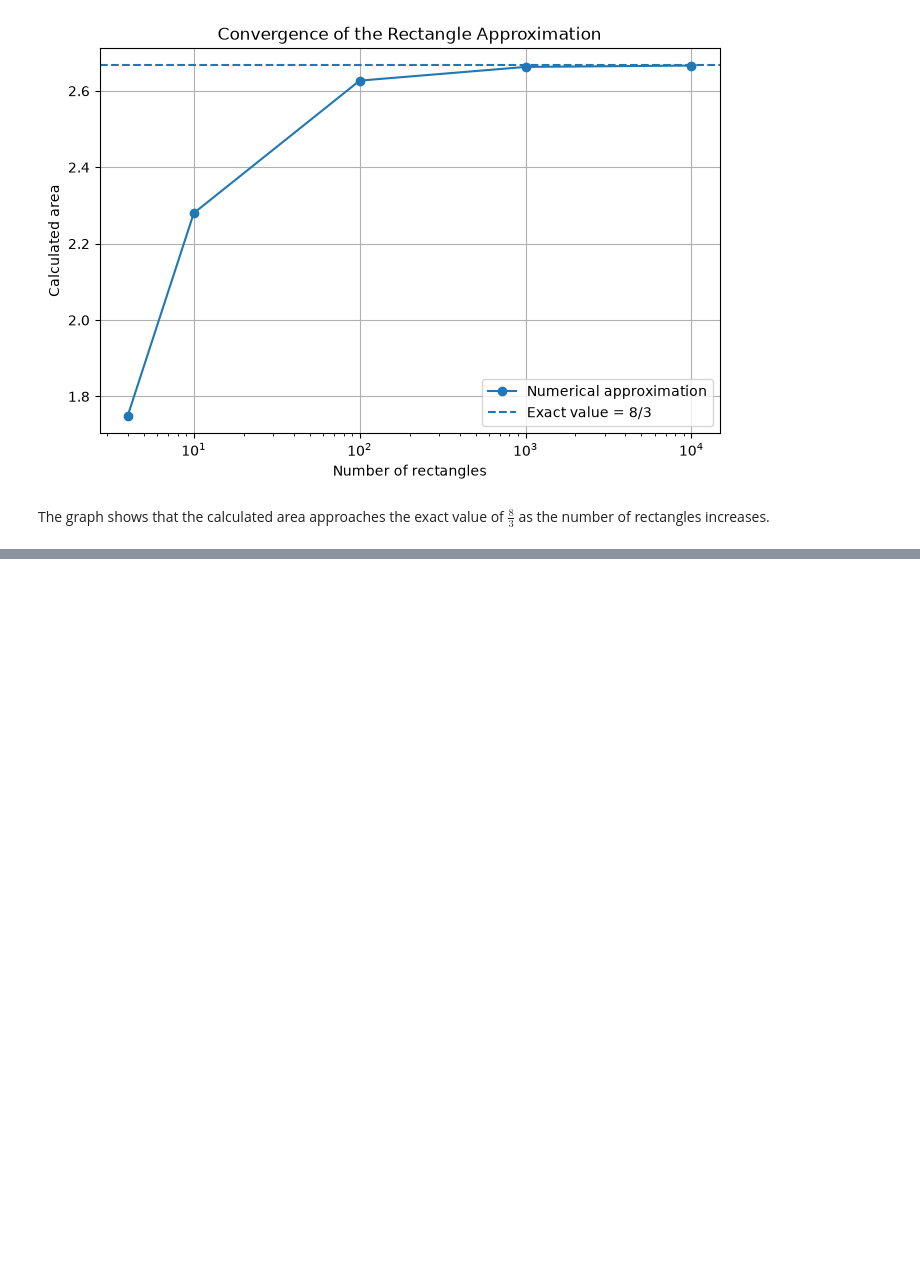
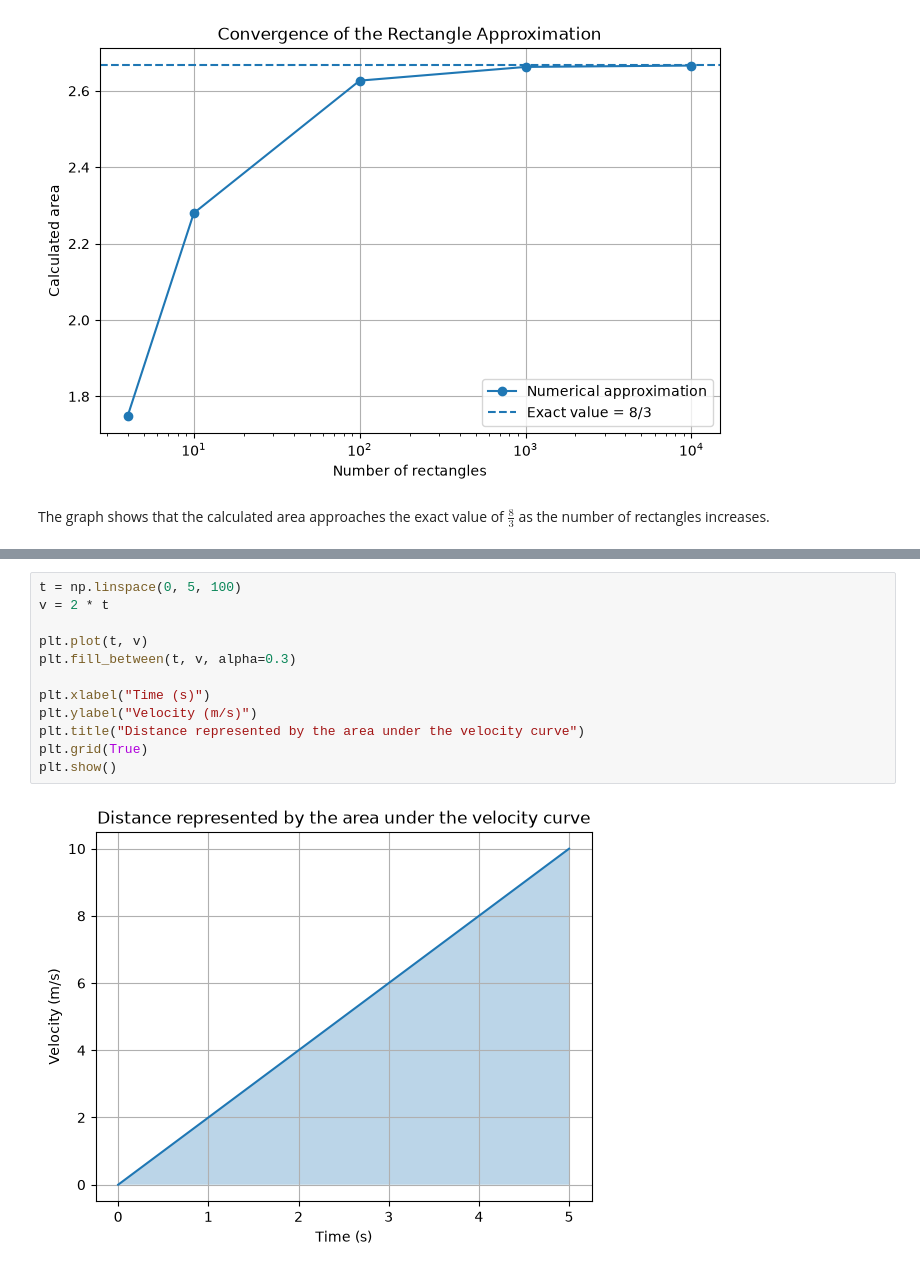
Before and after one commit to Edgybug/integrals-course-project, a Jupyter notebook: course_project.ipynb, the cells around one changed output, grey strips where cells are left out. Saved outputs shown, nothing was run; the diff lists cells and outputs as text; blank space fills up the shorter version.

```diff
--- a/course_project.ipynb
+++ b/course_project.ipynb
@@ -429,0 +532,14 @@ $$ \int_a^b f(x)dx = \lim\limits_{n\rightarrow\infty} \sum\limits_{i=1}^{n} f(x_
+# %%
+t = np.linspace(0, 5, 100)
+v = 2 * t
+
+plt.plot(t, v)
+plt.fill_between(t, v, alpha=0.3)
+
+plt.xlabel("Time (s)")
+plt.ylabel("Velocity (m/s)")
+plt.title("Distance represented by the area under the velocity curve")
+plt.grid(True)
+plt.show()
+# %% [output]
+[figure, added]
```
Also changed, not shown: parts of 13 cells of this notebook.
